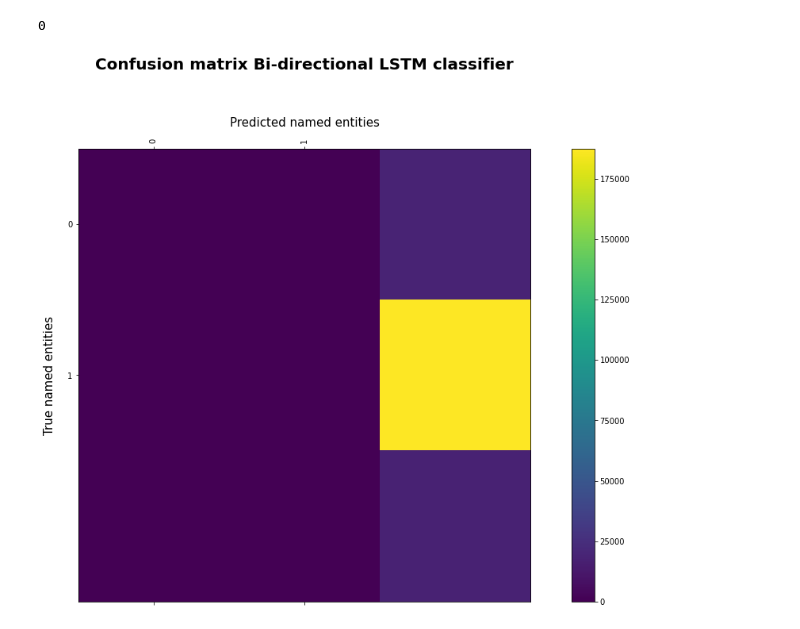
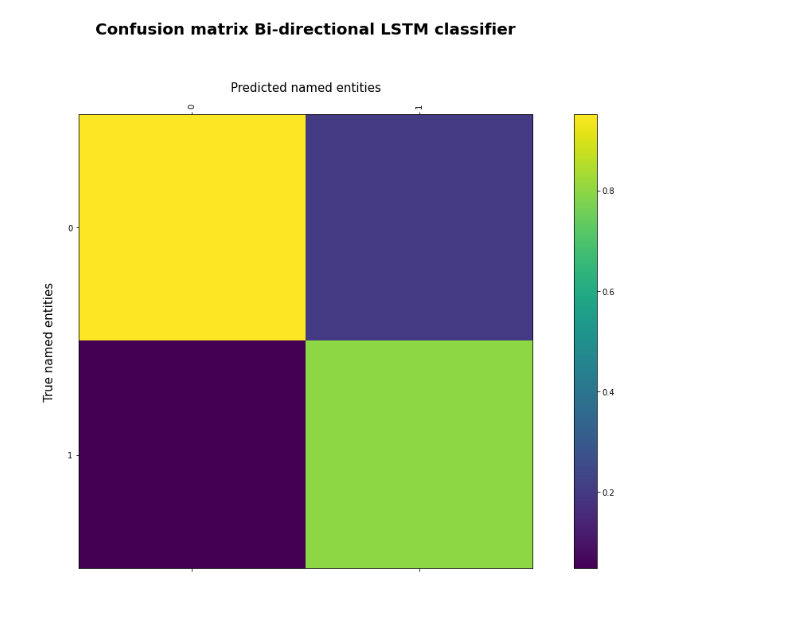
Before and after one commit to Lenschow-Fogh/Ezra, a Jupyter notebook: sentiment/models/keras_words.ipynb, the cells around one changed output. Drawn from its saved outputs; the diff is of its cells as text; code cells hidden in the pictures.

Commit message:
added truncating and graph to show why fixed model, and got a OK result confusion matrix

```diff
--- a/sentiment/models/keras_words.ipynb
+++ b/sentiment/models/keras_words.ipynb
@@ -51,7 +59,7 @@ train_data.head(5)
 # %%
 # Borrowed from: https://www.geeksforgeeks.org/choose-optimal-number-of-epochs-to-train-a-neural-network-in-keras/
 earlystopping = callbacks.EarlyStopping(monitor ="val_loss",
-                                        mode ="min", patience = 2,
+                                        mode ="min", patience = 5,
                                         restore_best_weights = True)
 
 def exponential_decay(lr0, s):
@@ -62,6 +70,7 @@ def exponential_decay(lr0, s):
     return exponential_decay_fn
 
 exponential_decay_fn = exponential_decay(lr0=0.01, s=10)
+lr_scheduler = tf.keras.callbacks.LearningRateScheduler(exponential_decay_fn)
 
 root_logdir = os.path.join(os.curdir, "./logged_models/keras_words")
 def get_run_logdir():
@@ -78,6 +87,7 @@ tensorboard_cb = tf.keras.callbacks.TensorBoard(run_log_dir)
 
 from tensorflow.keras.preprocessing.text import Tokenizer
 from tensorflow.keras.preprocessing.sequence import pad_sequences
+from tensorflow.keras import layers
 from keras import callbacks
 import numpy as np
 import tensorflow as tf
@@ -85,40 +95,45 @@ tokenizer = Tokenizer(oov_token="<OOV>")
 
 vocab_size = 40000
 embedding_dim = 16
-max_length = max([len(w) for w in train_data['Lemma']])
+max_length = 20 #max([len(w) for w in train_data['Lemma']])
 padding_type = 'post'
+trunc_type = 'post'
 oov_tok = '<OOV>'
 output_dim = 64
 
 tokenizer = Tokenizer(num_words=vocab_size, oov_token=oov_tok)
 tokenizer.fit_on_texts(train_data['Lemma'])
-word_index = tokenizer.word_index
 
 train_seqs = tokenizer.texts_to_sequences(train_data['Lemma'])
-X_train = pad_sequences(train_seqs, maxlen=max_length, dtype='float32', padding=padding_type)
+X_train = pad_sequences(train_seqs, maxlen=max_length, dtype='float32', padding=padding_type, truncating=trunc_type)
 test_seqs = tokenizer.texts_to_sequences(test_data['Lemma'])
-X_test = pad_sequences(test_seqs, maxlen=max_length, dtype='float32', padding=padding_type)
+X_test = pad_sequences(test_seqs, maxlen=max_length, dtype='float32', padding=padding_type, truncating=trunc_type)
 
-y_train = pad_sequences(train_data['sentiment'], maxlen=max_length, dtype='float32', padding='post')
-y_test = pad_sequences(test_data['sentiment'], maxlen=max_length, dtype='float32', padding='post')
+y_train = pad_sequences(train_data['sentiment'], maxlen=max_length, dtype='float32', padding=padding_type, truncating=trunc_type)
+y_test = pad_sequences(test_data['sentiment'], maxlen=max_length, dtype='float32', padding=padding_type, truncating=trunc_type)
 
 y_train = [to_categorical(i, num_classes=2) for i in y_train]
-# y_test = [to_categorical(i, num_classes=2) for i in y_test]
+# # y_test = [to_categorical(i, num_classes=2) for i in y_test]
+
+# print(np.array(y_train).shape)
+# print(np.array(X_train).shape)
+# print(output_dim)
+
+y_train
 
 model = tf.keras.Sequential([
-        tf.keras.layers.Embedding(vocab_size, embedding_dim, input_length=max_length, mask_zero=True),
+        layers.Embedding(vocab_size, embedding_dim, input_length=max_length),
         layers.LSTM(units=output_dim, return_sequences=True, dropout=0.2, recurrent_dropout=0.2),
-        layers.LSTM(units=output_dim, dropout=0.5, recurrent_dropout=0.2),
-        tf.keras.layers.Dense(1, activation='sigmoid')
-        # layers.TimeDistributed(layers.Dense(2, activation="softmax")
+        layers.LSTM(units=output_dim, return_sequences=True, dropout=0.5, recurrent_dropout=0.2),
+        # layers.Dense(3, activation='sigmoid'),
+        layers.TimeDistributed(layers.Dense(2, activation="softmax"))
 ])
 
 adam = tf.keras.optimizers.Adam(lr=0.0005, beta_1=0.9, beta_2=0.999)
-model.compile(loss='categorical_crossentropy', optimizer=adam, metrics=['accuracy']) # cross entropy loss chapter 4 HOML - categorial crossentropy because to_categorial
+model.compile(loss='binary_crossentropy', optimizer=adam, metrics=['accuracy']) # cross entropy loss chapter 4 HOML - categorial crossentropy because to_categorial
 
 model.summary()
 
-lr_scheduler = tf.keras.callbacks.LearningRateScheduler(exponential_decay_fn)
-num_epochs = 2
-history = model.fit(X_train,  np.array(y_train), epochs=num_epochs, callbacks =[earlystopping, lr_scheduler, tensorboard_cb], validation_split=0.2)
+num_epochs = 20
+history = model.fit(X_train, np.array(y_train), epochs=num_epochs, callbacks =[earlystopping, lr_scheduler, tensorboard_cb], validation_split=0.2)
 # %% [output]
@@ -170,3 +181,4 @@ plt.figure()
 <Figure size 432x288 with 0 Axes>
 # %%
 y_pred = model.predict(X_test)
+y_pred = y_pred.argmax(axis=-1)
@@ -191,29 +185,24 @@ array([[[1.4022856e-09, 1.0000000e+00],
-# %%
-y_pred = y_pred= y_pred.argmax(axis=-1)
-y_pred
-# %% [output]
-0
 # %%
 from sklearn.metrics import confusion_matrix
 
 y_test = np.array(y_test).flatten()
 y_pred = y_pred.flatten()
-cm = confusion_matrix(y_test, y_pred)
+cm = confusion_matrix(y_test, y_pred, normalize='pred')
 
 fig = plt.figure( figsize=[18.5,10.5])
 ax = fig.add_subplot(111)
 cax = ax.matshow(cm)
 ax.set_xlabel('Predicted named entities', fontsize = 15, labelpad=15.0)
 ax.xaxis.set_label_position('top')
 ax.set_ylabel('True named entities', fontsize = 15, labelpad=15.0)
 ax.set_title('Confusion matrix Bi-directional LSTM classifier',fontweight="bold", size=20, pad=100.0)
 
 fig.colorbar(cax)
 plt.xticks(range(2), [0,1], rotation=90)
 plt.yticks(range(2), [0,1])
 plt.show()
 # %% [output]
-[figure, old version]
+[figure, new version]
 # %%
 from sklearn.metrics import classification_report
 sentiment_vocab = ['M', 'W']
```
Also changed, not shown: parts of 5 cells of this notebook, 1 other file.
